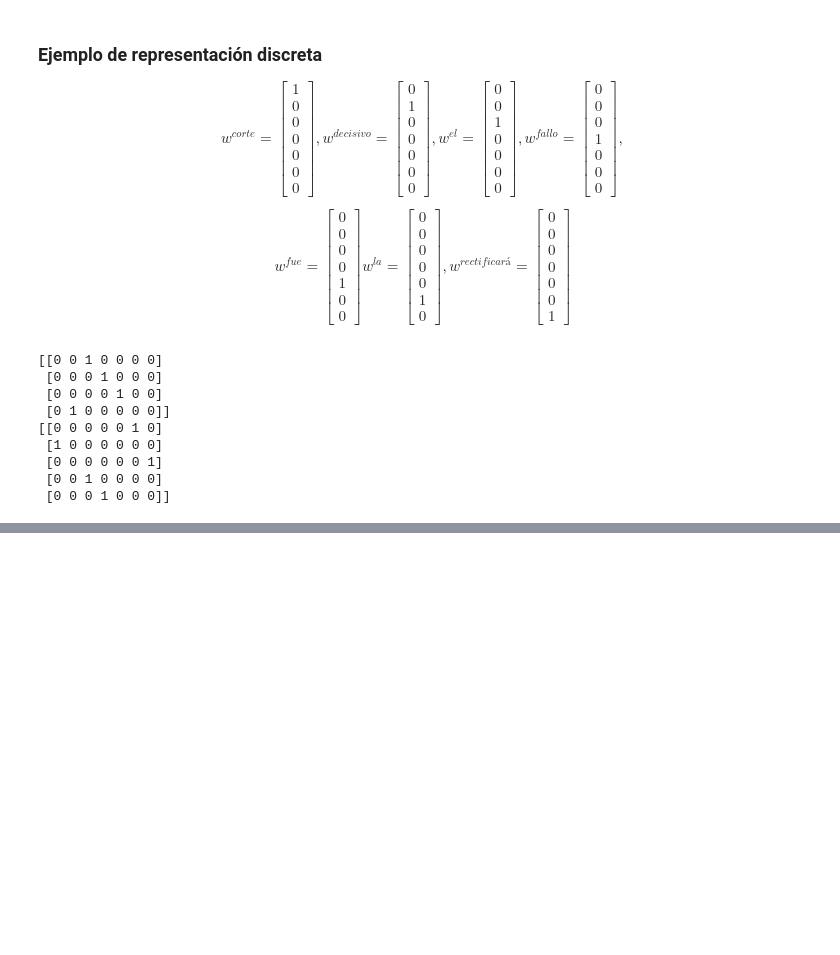
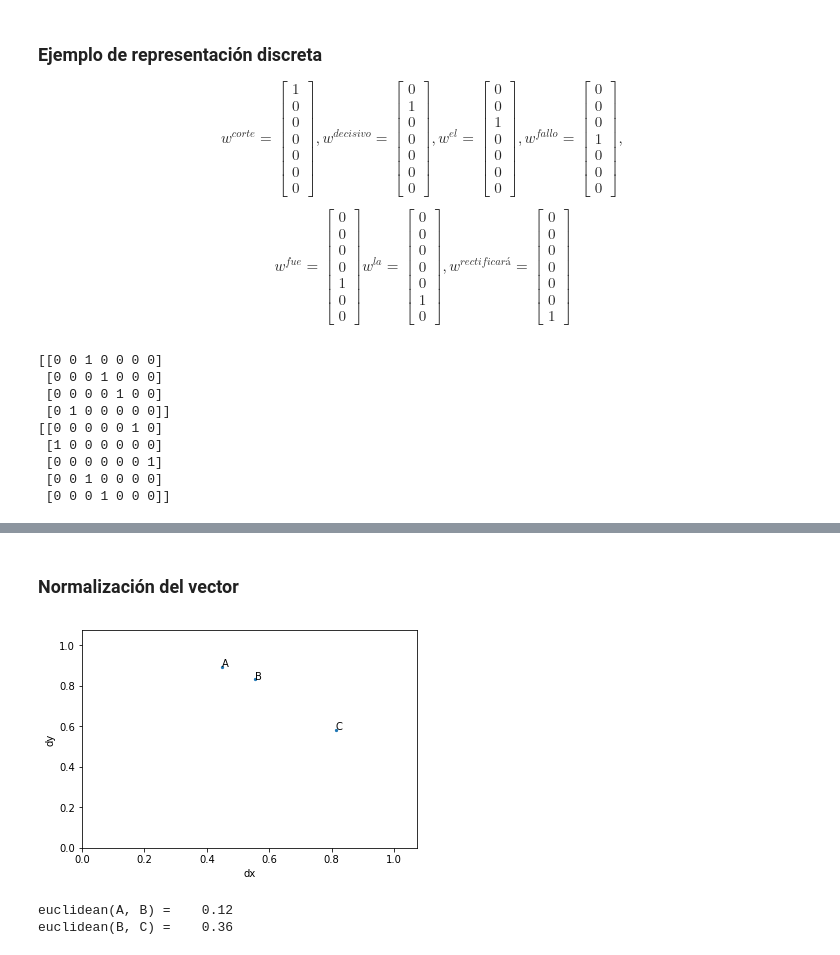
Before and after one commit to PLN-FaMAF/text-mining-2019, a Jupyter notebook: representacion_de_palabras.ipynb, the cells around one changed output, grey strips where cells are left out. Saved outputs shown, nothing was run; the diff lists cells and outputs as text; code cells hidden in the pictures; blank space fills up the shorter version.

Commit message:
Word representation in vector space

```diff
--- a/representacion_de_palabras.ipynb
+++ b/representacion_de_palabras.ipynb
@@ -168,0 +366,12 @@ for doc in tokenized_corpus:
+# %% [markdown]
+### Normalización del vector
+# %%
+ABC_normed = ABC.apply(vsm.length_norm, axis=1)
+plot_ABC(ABC_normed)
+# %% [output]
+[figure, added]
+# %%
+abc_comparisons(ABC_normed, vsm.euclidean)
+# %% [output]
+euclidean(A, B) =    0.12
+euclidean(B, C) =    0.36
```
Also changed, not shown: parts of 65 cells of this notebook, 14 other files.
